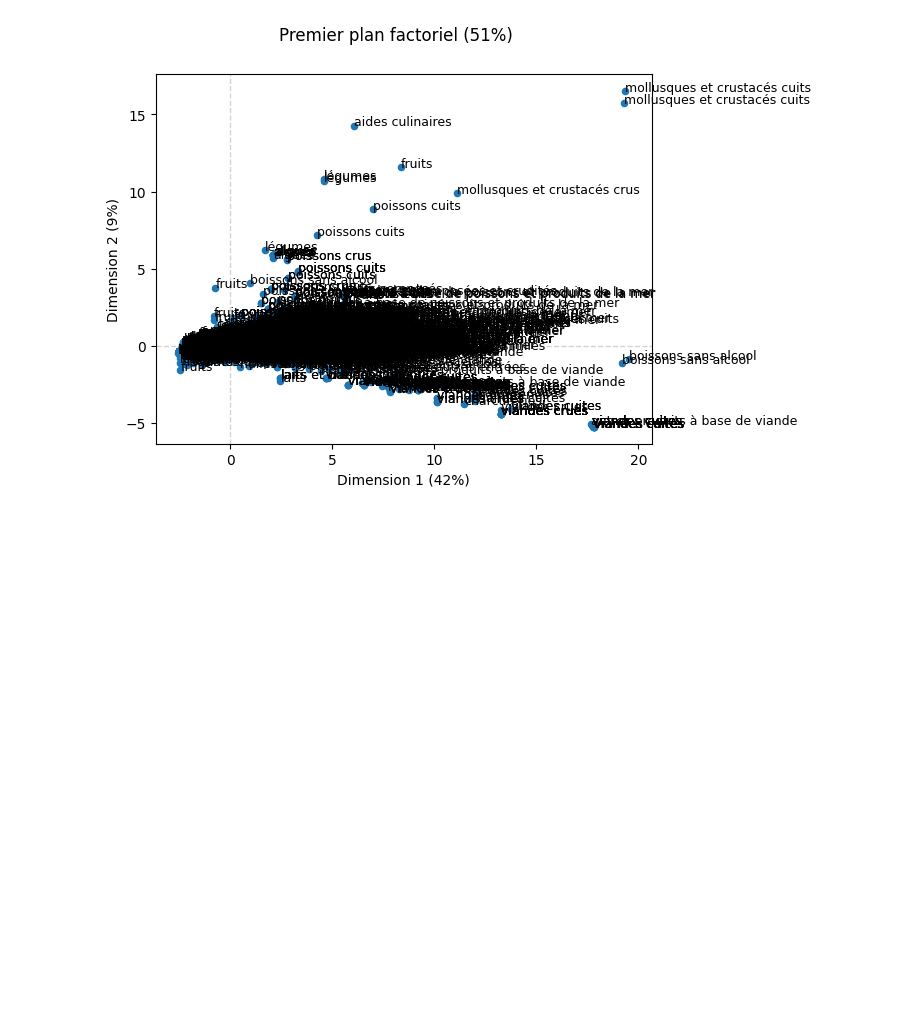
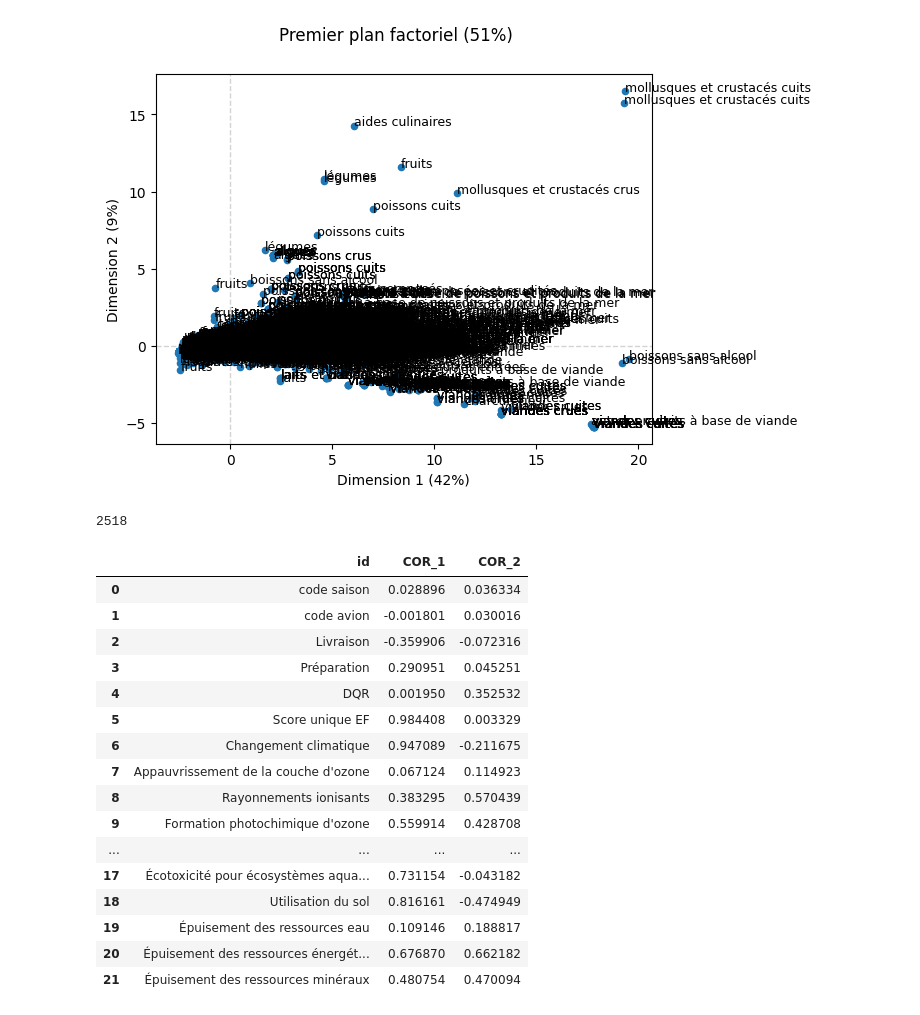
Before and after one commit to antoinebnm/PTS-Data, a Jupyter notebook: goodDatas.ipynb, the cells around one changed output. Saved outputs shown, nothing was run; the diff lists cells and outputs as text; code cells hidden in the pictures; blank space fills up the shorter version.

```diff
--- a/goodDatas.ipynb
+++ b/goodDatas.ipynb
@@ -376,3 +376,35 @@ plt.suptitle("Premier plan factoriel (51%)")
 plt.show()
 # %% [output]
 [figure]
+# %%
+n = db.shape[0] # nb individus
+p = db.shape[1] # nb variables
+
+print(n)
+eigval = (n-1) / n * pca.explained_variance_ # valeurs propres
+sqrt_eigval = np.sqrt(eigval) # racine carrée des valeurs propres
+corvar = np.zeros((p,p)) # matrice vide pour avoir les coordonnées
+for k in range(p):
+    corvar[:,k] = pca.components_[k,:] * sqrt_eigval[k]
+# on modifie pour avoir un dataframe
+coordvar = pd.DataFrame({'id': db.columns, 'COR_1': corvar[:,0], 'COR_2': corvar[:,1]})
+coordvar
+# %% [output]
+2518
+|  | id | COR_1 | COR_2 |
+| 0 | code saison | 0.028896 | 0.036334 |
+| 1 | code avion | -0.001801 | 0.030016 |
+| 2 | Livraison | -0.359906 | -0.072316 |
+| 3 | Préparation | 0.290951 | 0.045251 |
+| 4 | DQR | 0.001950 | 0.352532 |
+| 5 | Score unique EF | 0.984408 | 0.003329 |
+| 6 | Changement climatique | 0.947089 | -0.211675 |
+| 7 | Appauvrissement de la couche d'ozone | 0.067124 | 0.114923 |
+| 8 | Rayonnements ionisants | 0.383295 | 0.570439 |
+| 9 | Formation photochimique d'ozone | 0.559914 | 0.428708 |
+| ... | ... | ... | ... |
+| 17 | Écotoxicité pour écosystèmes aqua... | 0.731154 | -0.043182 |
+| 18 | Utilisation du sol | 0.816161 | -0.474949 |
+| 19 | Épuisement des ressources eau | 0.109146 | 0.188817 |
+| 20 | Épuisement des ressources énergét... | 0.676870 | 0.662182 |
+| 21 | Épuisement des ressources minéraux | 0.480754 | 0.470094 |
```
Also changed, not shown: parts of 1 cell of this notebook.
